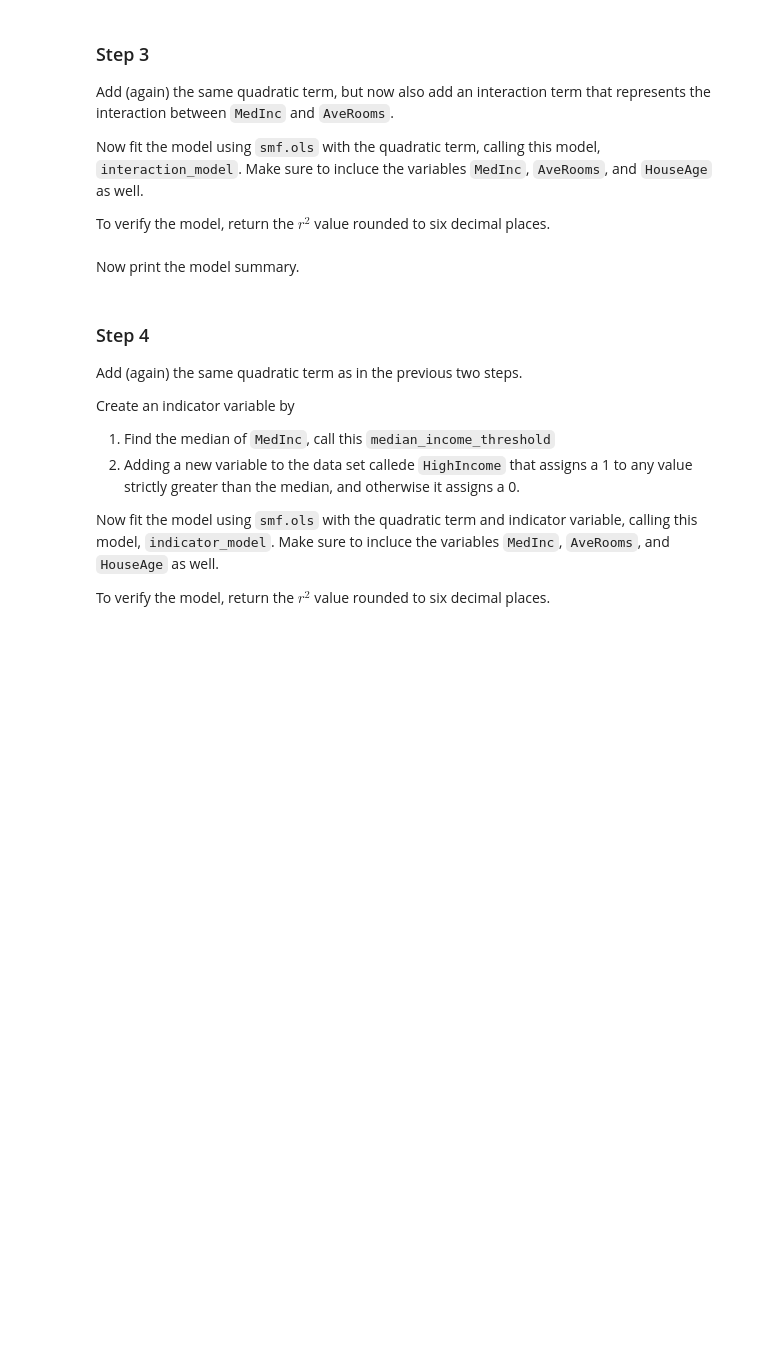
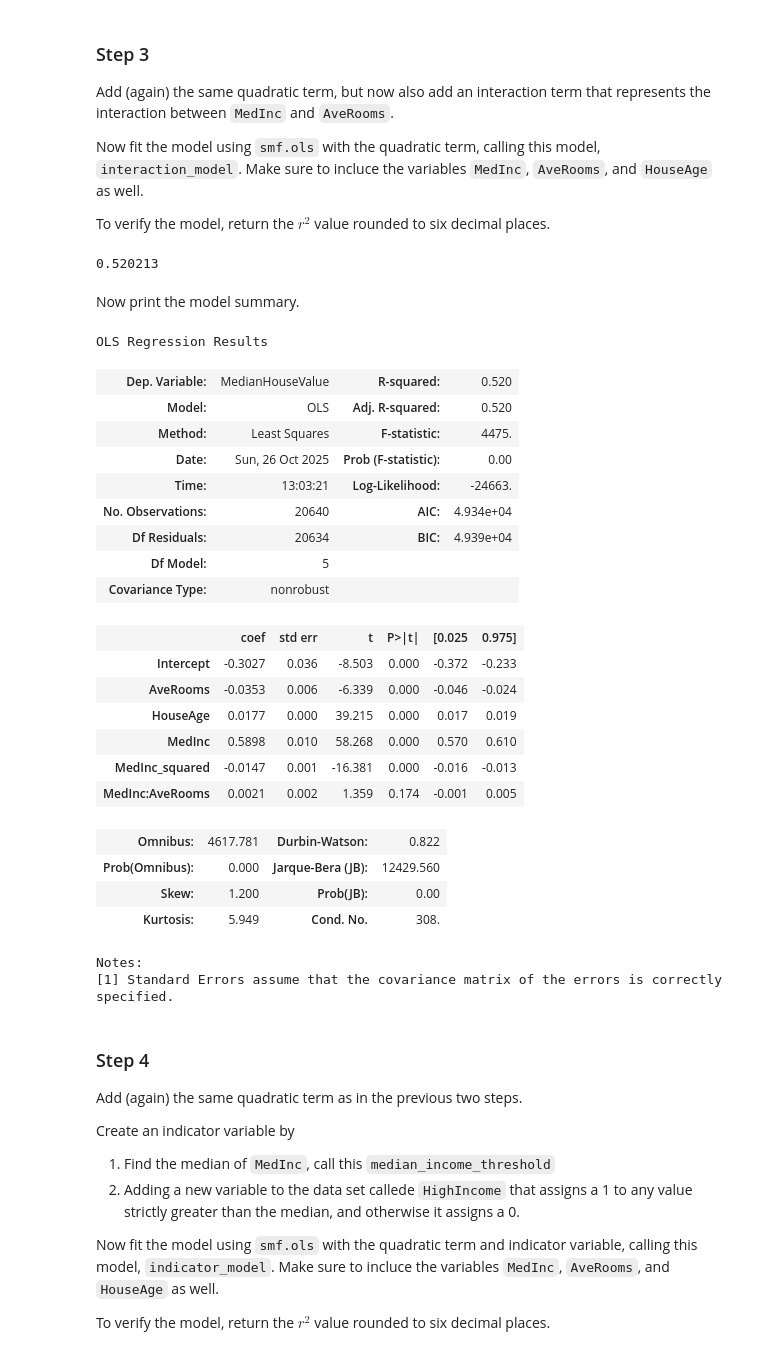
Before and after one commit to marhas109/ds06_mod4, a Jupyter notebook: CGC6M4.ipynb, the cells around one changed output. Saved outputs shown, nothing was run; the diff lists cells and outputs as text; code cells hidden in the pictures; blank space fills up the shorter version.

```diff
--- a/CGC6M4.ipynb
+++ b/CGC6M4.ipynb
@@ -92,7 +169,39 @@ To verify the model, return the $r^2$ value rounded to six decimal places.
+# %%
+# CodeGrade step3
+interaction_model = smf.ols(formula='MedianHouseValue ~ AveRooms + HouseAge + MedInc + MedInc_squared + MedInc * AveRooms', data=data).fit()
+r_squared_interaction = interaction_model.rsquared
+np.round(r_squared_interaction, 6)
+# %% [output]
+0.520213
 # %% [markdown]
 Now print the model summary.
 # %%
 # Print the summary
+interaction_model.summary()
+# %% [output]
+OLS Regression Results
+| Dep. Variable: | MedianHouseValue | R-squared: | 0.520 |
+| Model: | OLS | Adj. R-squared: | 0.520 |
+| Method: | Least Squares | F-statistic: | 4475. |
+| Date: | Sun, 26 Oct 2025 | Prob (F-statistic): | 0.00 |
+| Time: | 13:03:21 | Log-Likelihood: | -24663. |
+| No. Observations: | 20640 | AIC: | 4.934e+04 |
+| Df Residuals: | 20634 | BIC: | 4.939e+04 |
+| Df Model: | 5 |  |  |
+| Covariance Type: | nonrobust |  |  |
+|  | coef | std err | t | P>|t| | [0.025 | 0.975] |
+| Intercept | -0.3027 | 0.036 | -8.503 | 0.000 | -0.372 | -0.233 |
+| AveRooms | -0.0353 | 0.006 | -6.339 | 0.000 | -0.046 | -0.024 |
+| HouseAge | 0.0177 | 0.000 | 39.215 | 0.000 | 0.017 | 0.019 |
+| MedInc | 0.5898 | 0.010 | 58.268 | 0.000 | 0.570 | 0.610 |
+| MedInc_squared | -0.0147 | 0.001 | -16.381 | 0.000 | -0.016 | -0.013 |
+| MedInc:AveRooms | 0.0021 | 0.002 | 1.359 | 0.174 | -0.001 | 0.005 |
+| Omnibus: | 4617.781 | Durbin-Watson: | 0.822 |
+| Prob(Omnibus): | 0.000 | Jarque-Bera (JB): | 12429.560 |
+| Skew: | 1.200 | Prob(JB): | 0.00 |
+| Kurtosis: | 5.949 | Cond. No. | 308. |
+Notes:
+[1] Standard Errors assume that the covariance matrix of the errors is correctly specified.
 # %% [markdown]
 ### Step 4
 
```
Also changed, not shown: parts of 17 cells of this notebook.
